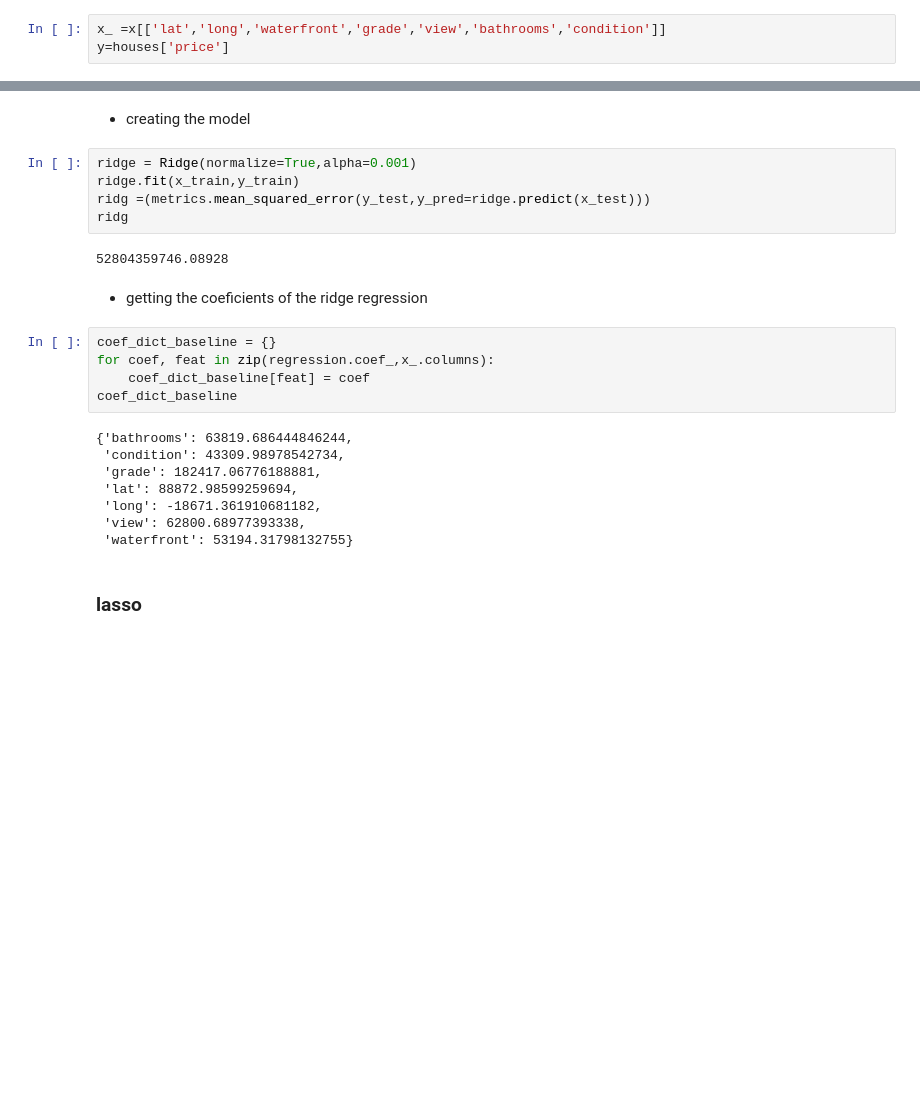
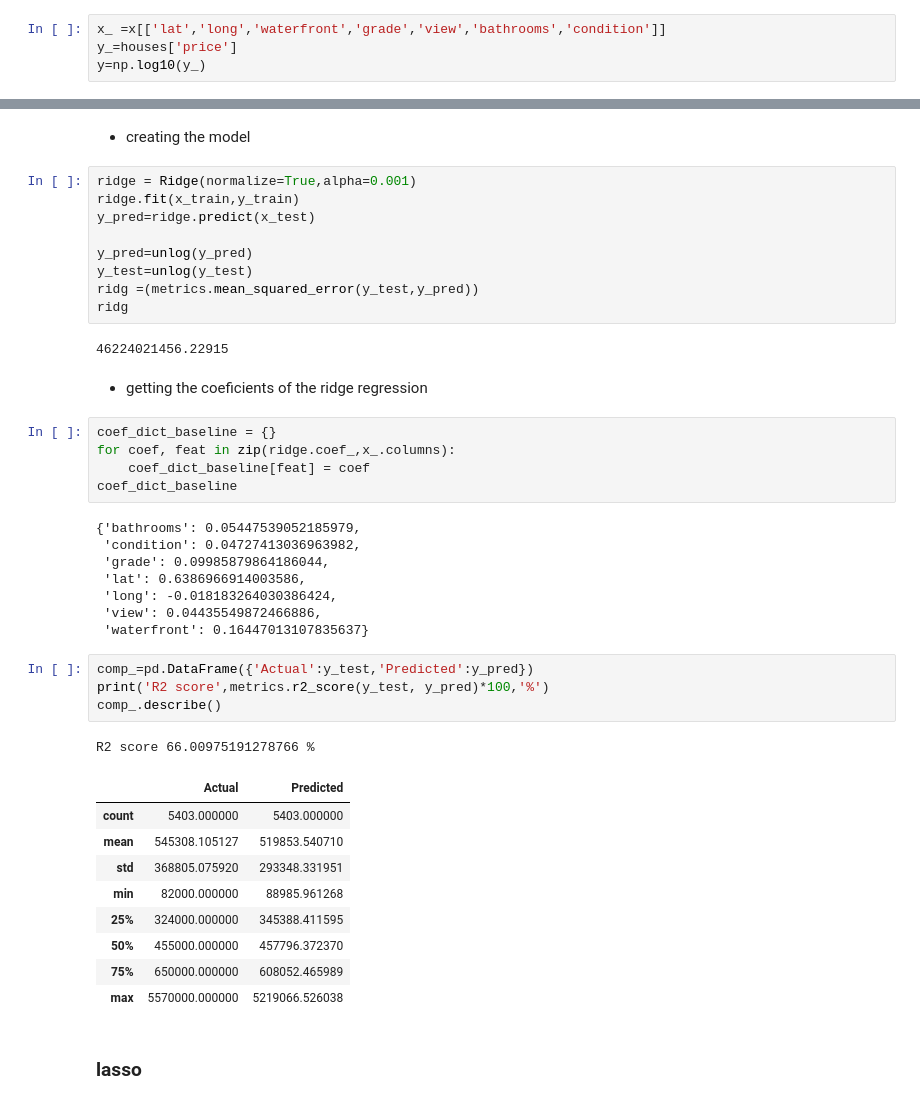
Before and after one commit to draglar/house-prices, a Jupyter notebook: IP_week7_Ian_Muigai.ipynb, the cells around one changed output, grey strips where cells are left out. Drawn from its saved outputs; the diff is of its cells as text; blank space fills up the shorter version.

```diff
--- a/IP_week7_Ian_Muigai.ipynb
+++ b/IP_week7_Ian_Muigai.ipynb
@@ -652,7 +661,8 @@ Requirement already satisfied: six>=1.5 in /usr/local/lib/python3.6/dist-package
 - creating the dataframes
 # %%
 x_ =x[['lat','long','waterfront','grade','view','bathrooms','condition']]
-y=houses['price']
+y_=houses['price']
+y=np.log10(y_)
 # %%
 ridge = Ridge(normalize=True)
 search = GridSearchCV(estimator=ridge, param_grid={'alpha':np.logspace(-5,2,8)},  scoring='neg_mean_squared_error',n_jobs=1,refit=True,cv=10)
@@ -674,25 +684,44 @@ abs(search.best_score_)
 # %%
 ridge = Ridge(normalize=True,alpha=0.001)
 ridge.fit(x_train,y_train)
-ridg =(metrics.mean_squared_error(y_test,y_pred=ridge.predict(x_test)))
+y_pred=ridge.predict(x_test)
+
+y_pred=unlog(y_pred)
+y_test=unlog(y_test)
+ridg =(metrics.mean_squared_error(y_test,y_pred))
 ridg
 # %% [output]
-52804359746.08928
+46224021456.22915
 # %% [markdown]
 - getting the coeficients of the ridge regression
 # %%
 coef_dict_baseline = {}
-for coef, feat in zip(regression.coef_,x_.columns):
+for coef, feat in zip(ridge.coef_,x_.columns):
     coef_dict_baseline[feat] = coef
 coef_dict_baseline
 # %% [output]
-{'bathrooms': 63819.686444846244,
- 'condition': 43309.98978542734,
- 'grade': 182417.06776188881,
- 'lat': 88872.98599259694,
- 'long': -18671.361910681182,
- 'view': 62800.68977393338,
- 'waterfront': 53194.31798132755}
+{'bathrooms': 0.05447539052185979,
+ 'condition': 0.04727413036963982,
+ 'grade': 0.09985879864186044,
+ 'lat': 0.6386966914003586,
+ 'long': -0.018183264030386424,
+ 'view': 0.04435549872466886,
+ 'waterfront': 0.16447013107835637}
+# %%
+comp_=pd.DataFrame({'Actual':y_test,'Predicted':y_pred})
+print('R2 score',metrics.r2_score(y_test, y_pred)*100,'%')
+comp_.describe()
+# %% [output]
+R2 score 66.00975191278766 %
+|  | Actual | Predicted |
+| count | 5403.000000 | 5403.000000 |
+| mean | 545308.105127 | 519853.540710 |
+| std | 368805.075920 | 293348.331951 |
+| min | 82000.000000 | 88985.961268 |
+| 25% | 324000.000000 | 345388.411595 |
+| 50% | 455000.000000 | 457796.372370 |
+| 75% | 650000.000000 | 608052.465989 |
+| max | 5570000.000000 | 5219066.526038 |
 # %% [markdown]
 ### lasso
 # %% [markdown]
```
Also changed, not shown: parts of 8 cells of this notebook.
